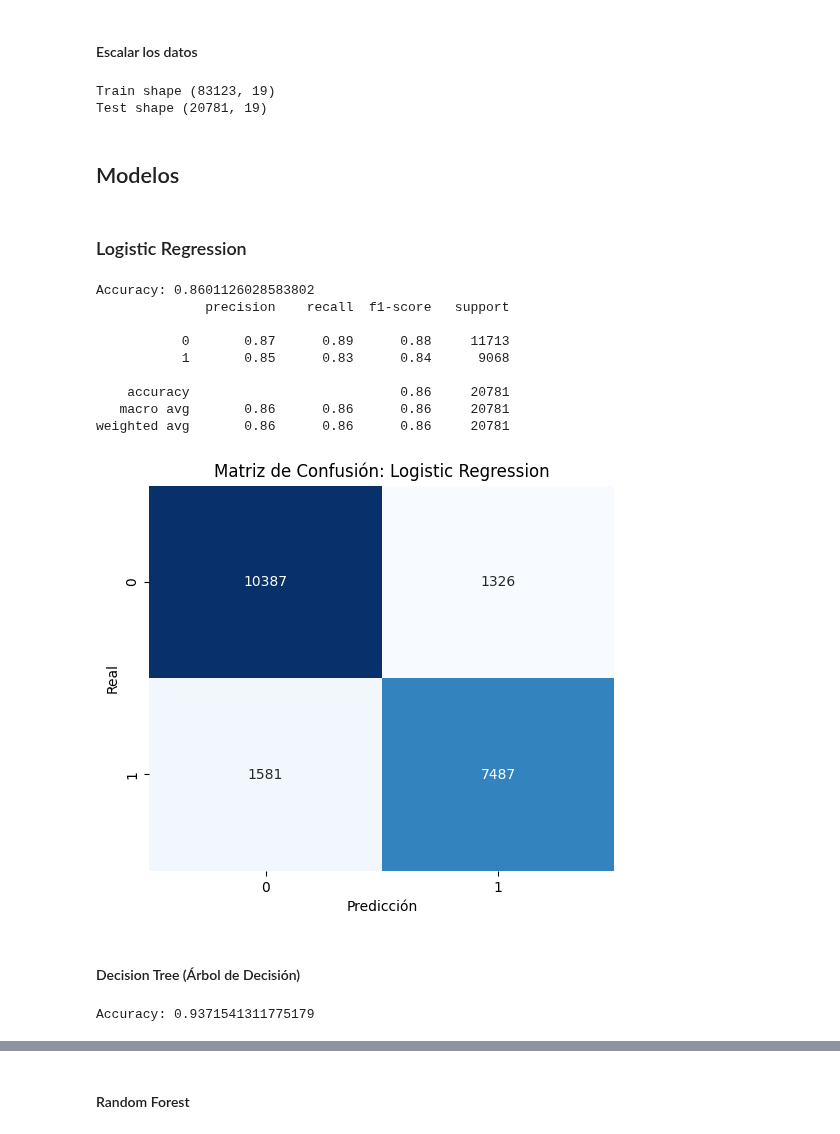
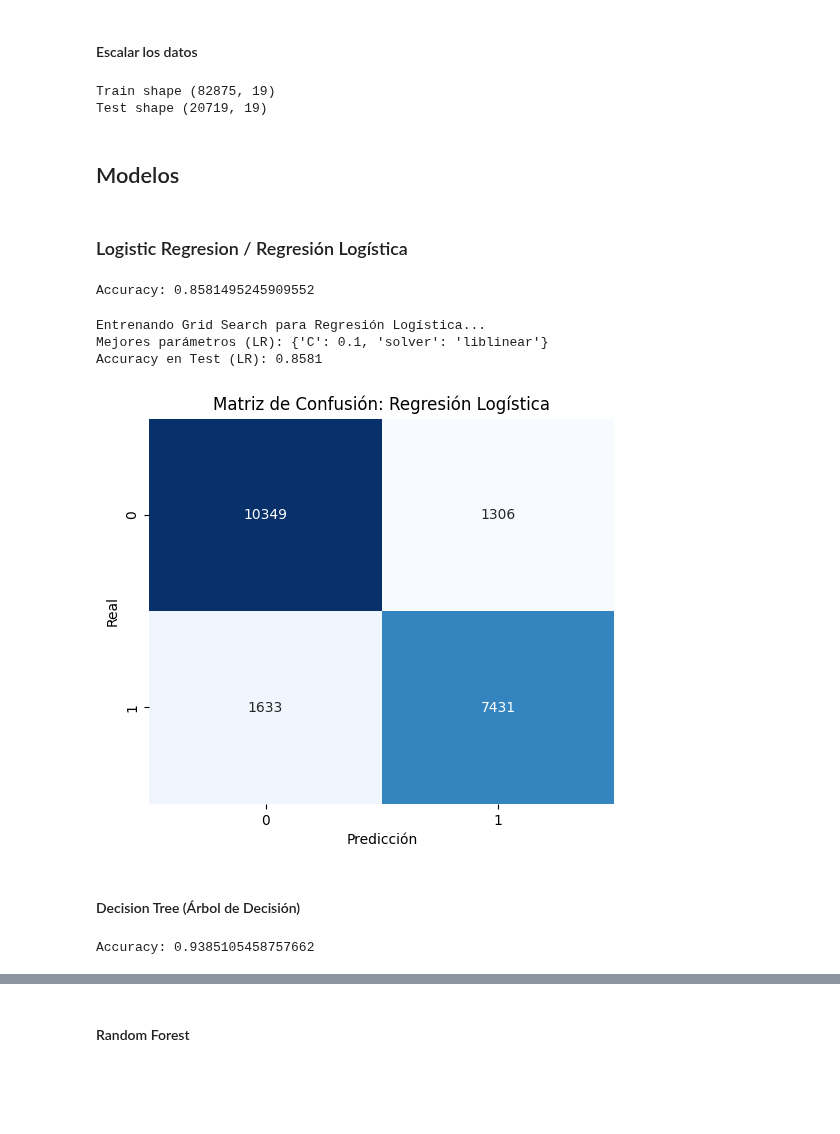
Before and after one commit to Mikelliza16/Proyecto-ML, a Jupyter notebook: notebooks/03_Entrenamiento_Evaluacion.ipynb, the cells around one changed output, grey strips where cells are left out. Drawn from its saved outputs; the diff is of its cells as text; code cells hidden in the pictures; blank space fills up the shorter version.

```diff
--- a/notebooks/03_Entrenamiento_Evaluacion.ipynb
+++ b/notebooks/03_Entrenamiento_Evaluacion.ipynb
@@ -26,6 +62,6 @@ df = pd.read_csv('train_limpio.csv')
 # %%
-# Primero se detecta si hay huecos vacios, valores nulos en la columna: 'Retraso en la llegada en minutos'
-if df['Retraso en la llegada en minutos'].isnull().sum() > 0:
+print("Tamaño antes de eliminar nulos:", df.shape)
 
-# Rellenar nulos en 'Retraso en la llegada en minutos' con la media sacada de los demas registros (para que no haya valores nulos)
-    df['Retraso en la llegada en minutos'] = df['Retraso en la llegada en minutos'].fillna(df['Retraso en la llegada en minutos'].mean())
+df.dropna(inplace=True)
+
+print("Tamaño después de eliminar nulos:", df.shape)
@@ -45,55 +103,80 @@ X_train, X_test, y_train, y_test = train_test_split(X, y, test_size=0.2, random_
 # Escalar los datos (StandardScaler)
 
 scaler = StandardScaler()
-X_train_scaled = scaler.fit_transform(X_train)
+
+scaler.fit(X_train)
+
+X_train_scaled = scaler.transform(X_train)
 X_test_scaled = scaler.transform(X_test)
 
 print("Train shape", X_train_scaled.shape)
 print("Test shape", X_test_scaled.shape)
 # %% [output]
-Train shape (83123, 19)
-Test shape (20781, 19)
+Train shape (82875, 19)
+Test shape (20719, 19)
 # %% [markdown]
 ## Modelos
 # %% [markdown]
-### Logistic Regression
+### Logistic Regresion / Regresión Logística
 # %%
 lr = LogisticRegression(max_iter=1000, random_state=42)
+
 lr.fit(X_train_scaled, y_train)
 
 y_pred_lr = lr.predict(X_test_scaled)
-print("Accuracy:", accuracy_score(y_test, y_pred_lr))
-print(classification_report(y_test, y_pred_lr))
-# %% [output]
-Accuracy: 0.8601126028583802
-              precision    recall  f1-score   support
-
-           0       0.87      0.89      0.88     11713
-           1       0.85      0.83      0.84      9068
-
-    accuracy                           0.86     20781
-   macro avg       0.86      0.86      0.86     20781
-weighted avg       0.86      0.86      0.86     20781
+# %%
+print("Accuracy:", accuracy_score(y_test, y_pred_lr))
+# %% [output]
+Accuracy: 0.8581495245909552
+# %%
+# Definir parámetros
+param_grid_lr = {
+    'C': [0.01, 0.1, 1, 10, 100],
+    'solver': ['lbfgs', 'liblinear']
+}
+
+# Configurar GridSearch
+grid_lr = GridSearchCV(
+    LogisticRegression(max_iter=1000, random_state=42),
+    param_grid_lr,
+    cv=5,
+    scoring='accuracy',
+    n_jobs=-1
+)
+
+# Entrenar
+print("Entrenando Grid Search para Regresión Logística...")
+grid_lr.fit(X_train_scaled, y_train)
+
+# Resultados
+best_lr = grid_lr.best_estimator_
+y_pred_lr_opt = best_lr.predict(X_test_scaled)
+print(f"Mejores parámetros (LR): {grid_lr.best_params_}")
+print(f"Accuracy en Test (LR): {accuracy_score(y_test, y_pred_lr_opt):.4f}")
+# %% [output]
+Entrenando Grid Search para Regresión Logística...
+Mejores parámetros (LR): {'C': 0.1, 'solver': 'liblinear'}
+Accuracy en Test (LR): 0.8581
 # %%
-# Generar matriz
+# Crear matriz de confusión
 cm = confusion_matrix(y_test, y_pred_lr)
 
-# Graficar
+# Visualización gráfica
 plt.figure(figsize=(6, 5))
 sns.heatmap(cm, annot=True, fmt='d', cmap='Blues', cbar=False)
-plt.title('Matriz de Confusión: Logistic Regression')
+plt.title('Matriz de Confusión: Regresión Logística')
 plt.xlabel('Predicción')
 plt.ylabel('Real')
 plt.show()
 # %% [output]
-[figure, old version]
+[figure, new version]
 # %% [markdown]
 #### Decision Tree (Árbol de Decisión)
 # %%
 dt = DecisionTreeClassifier(random_state=42)
 dt.fit(X_train_scaled, y_train)
 
-y_pred_dt = model_dt.predict(X_test_scaled)
+y_pred_dt = dt.predict(X_test_scaled)
 print("Accuracy:", accuracy_score(y_test, y_pred_dt))
 # %% [output]
-Accuracy: 0.9371541311775179
+Accuracy: 0.9385105458757662
```
Also changed, not shown: parts of 35 cells of this notebook, 5 other files.
